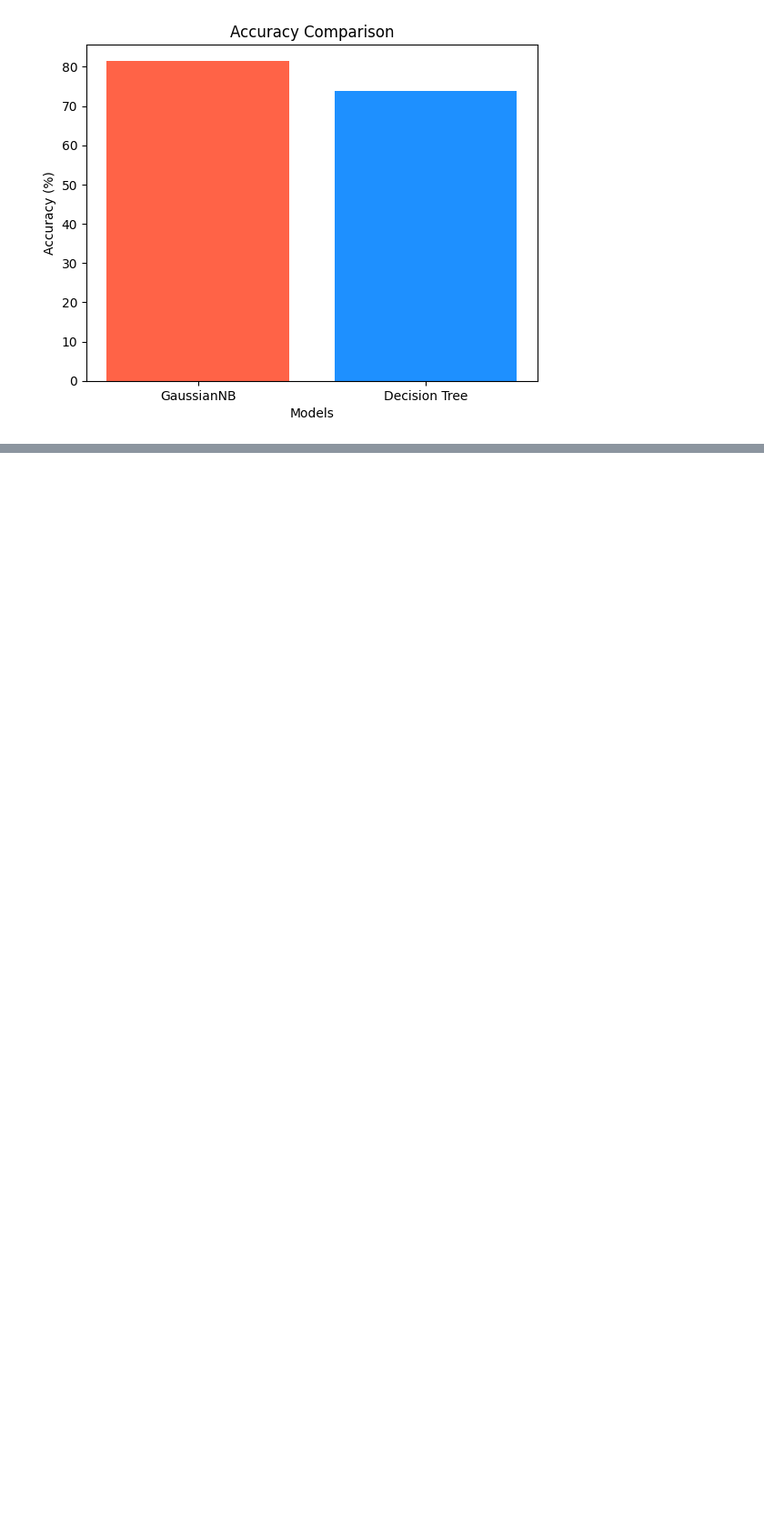
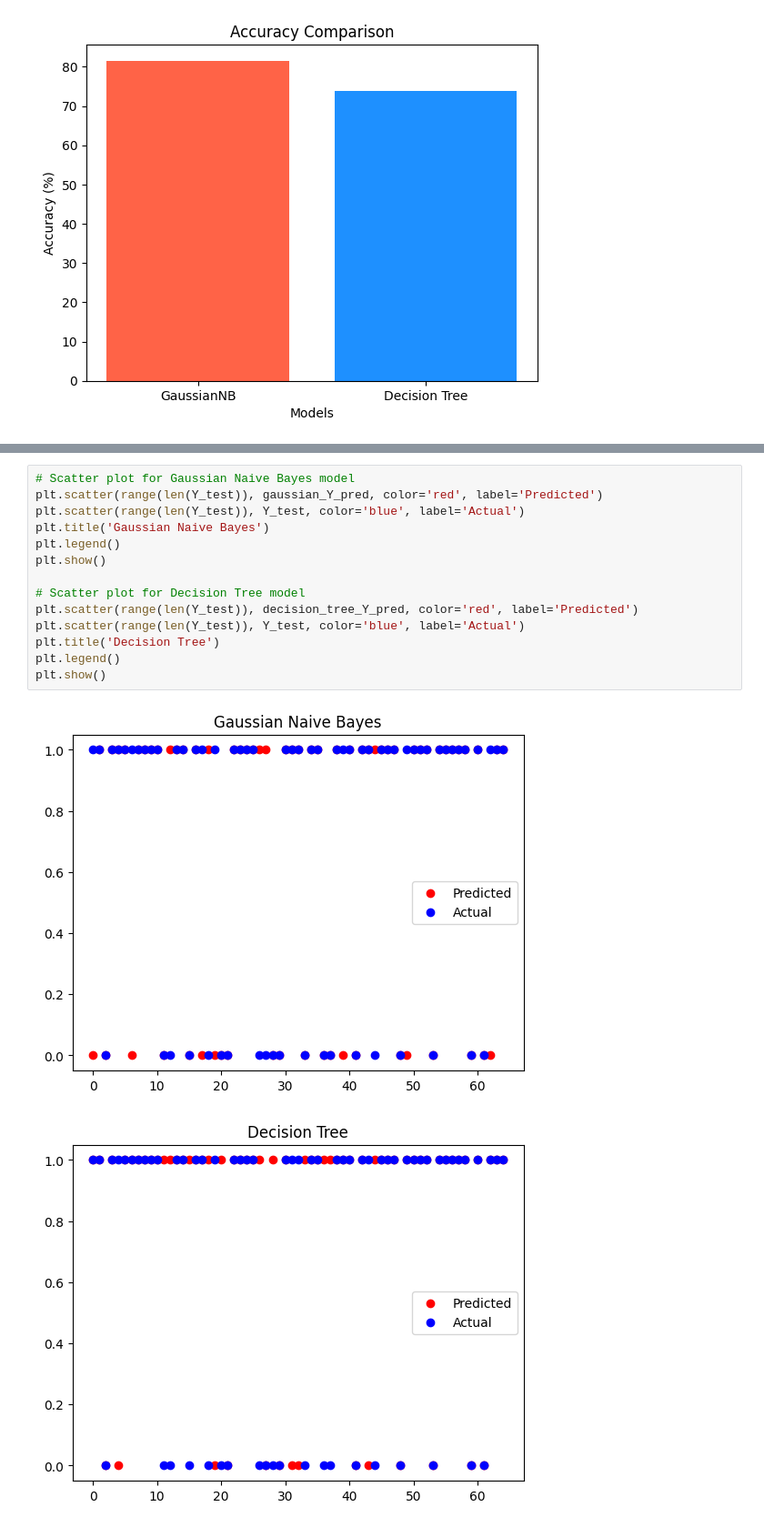
Before and after one commit to sikunaniket1234/studentplacementprediction, a Jupyter notebook: Student_Placement_Prediction_Using_Machine_Learning.ipynb, the cells around one changed output, grey strips where cells are left out. Shown at 91% size. Drawn from its saved outputs; the diff is of its cells as text; blank space fills up the shorter version.

```diff
--- a/Student_Placement_Prediction_Using_Machine_Learning.ipynb
+++ b/Student_Placement_Prediction_Using_Machine_Learning.ipynb
@@ -626,0 +703,17 @@ plt.show()
+# %%
+# Scatter plot for Gaussian Naive Bayes model
+plt.scatter(range(len(Y_test)), gaussian_Y_pred, color='red', label='Predicted')
+plt.scatter(range(len(Y_test)), Y_test, color='blue', label='Actual')
+plt.title('Gaussian Naive Bayes')
+plt.legend()
+plt.show()
+
+# Scatter plot for Decision Tree model
+plt.scatter(range(len(Y_test)), decision_tree_Y_pred, color='red', label='Predicted')
+plt.scatter(range(len(Y_test)), Y_test, color='blue', label='Actual')
+plt.title('Decision Tree')
+plt.legend()
+plt.show()
+# %% [output]
+[figure, added]
+[figure, added]
```
Also changed, not shown: parts of 3 cells of this notebook.
